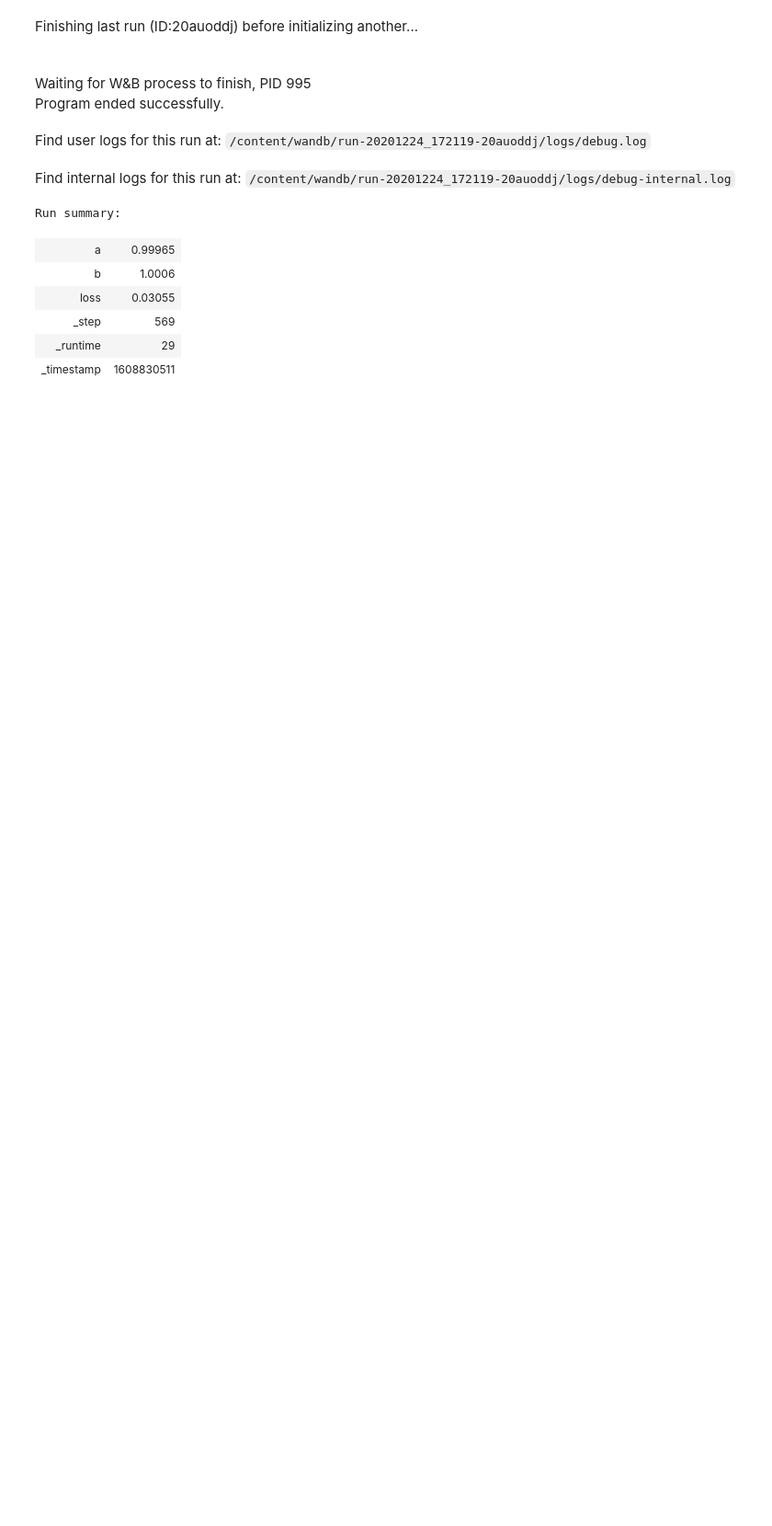
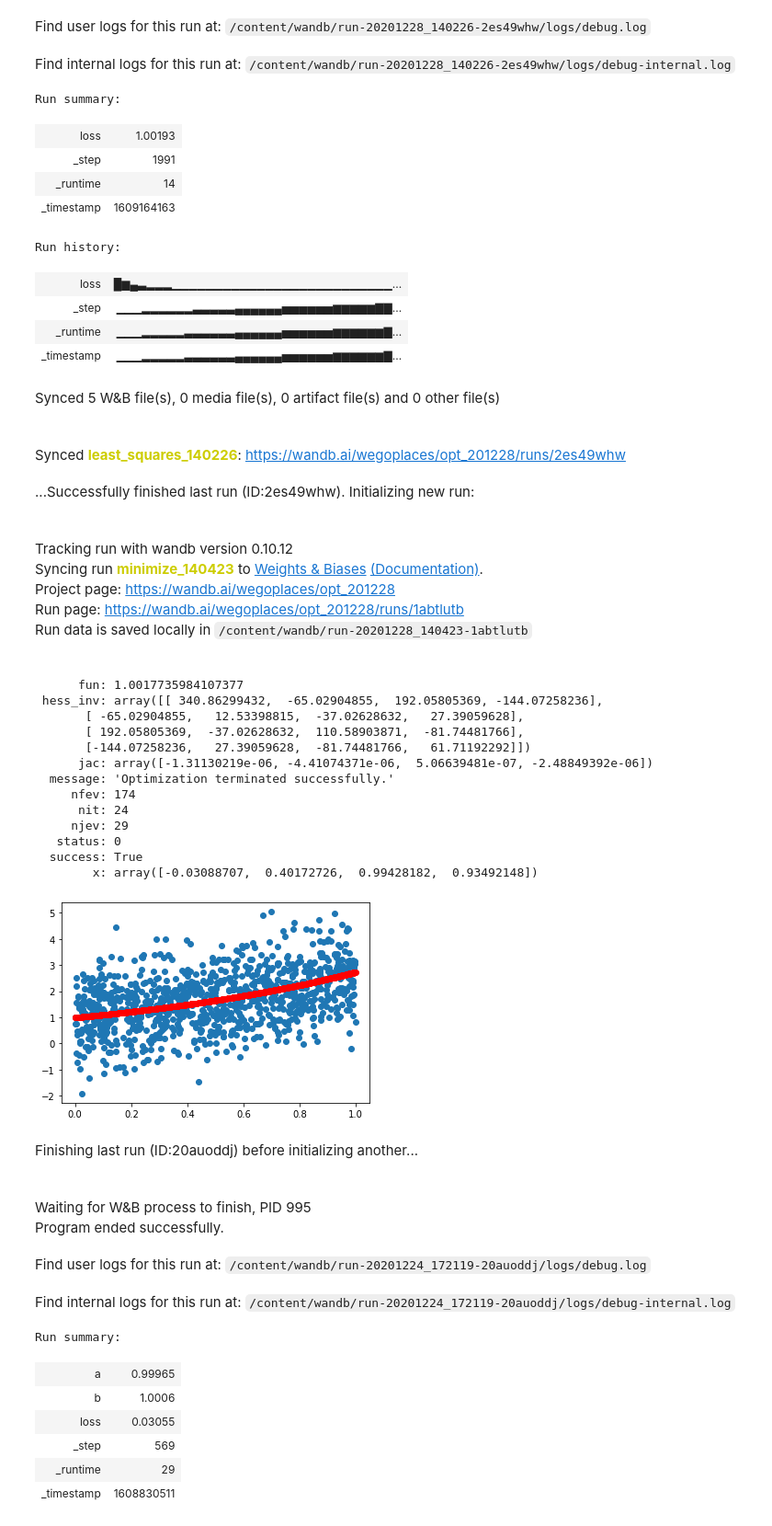
Before and after one commit to noallynoclan/colab, a Jupyter notebook: wandb_optimize.ipynb, the cells around one changed output. Shown at 92% size. Cells and saved outputs as stored; diff of their text form; code cells hidden in the pictures; blank space fills up the shorter version.

```diff
--- a/wandb_optimize.ipynb
+++ b/wandb_optimize.ipynb
@@ -14,5 +16,0 @@ True
-# %%
-df = pd.DataFrame({'x': np.linspace(0, 10, 2 ** 20)})
-df['y'] = np.log(df['x'] + 1) * np.random.normal(1, 0.1, size=len(df))
-df[::100].plot(x='x', y='y', kind='scatter')
-print(len(df))
@@ -45,0 +110,18 @@ def fit(x, y, opt_name, bounds):
+# %%
+def fit_minimize(x, y, x0):
+    wandb.init(
+        project='opt_{}'.format(datetime.now().strftime('%y%m%d')),
+        name='minimize_{}'.format(datetime.now().strftime('%H%M%S'))
+    )
+    def fun(pars):
+        y_pred = pred(x, pars)
+        loss = mse(y, y_pred)
+        wandb.log({'loss': loss})
+        return loss
+    res = opt.minimize(fun, x0)
+    print(res)
+    plot(x, y, pred(x, res.x))
+    return
+
+fit_minimize(df['x'], df['y'], X0)
+# %% [output]
@@ -46,3 +131,37 @@ def fit(x, y, opt_name, bounds):
+Find user logs for this run at: /content/wandb/run-20201228_140226-2es49whw/logs/debug.log
+Find internal logs for this run at: /content/wandb/run-20201228_140226-2es49whw/logs/debug-internal.log
+Run summary:
+| loss | 1.00193 |
+| _step | 1991 |
+| _runtime | 14 |
+| _timestamp | 1609164163 |
+Run history:
+| loss | █▆▄▃▂▂▂▁▁▁▁▁▁▁▁▁▁▁▁▁▁▁▁▁▁▁▁▁▁▁▁▁▁... |
+| _step | ▁▁▁▂▂▂▂▂▂▃▃▃▃▃▄▄▄▄▄▄▅▅▅▅▅▅▆▆▆▆▆▇▇... |
+| _runtime | ▁▁▁▂▂▂▂▂▃▃▃▃▃▃▄▄▄▄▄▄▅▅▅▅▅▅▆▆▆▆▆▆▇... |
+| _timestamp | ▁▁▁▂▂▂▂▂▃▃▃▃▃▃▄▄▄▄▄▄▅▅▅▅▅▅▆▆▆▆▆▆▇... |
+Synced 5 W&B file(s), 0 media file(s), 0 artifact file(s) and 0 other file(s)
+Synced least_squares_140226: https://wandb.ai/wegoplaces/opt_201228/runs/2es49whw
+...Successfully finished last run (ID:2es49whw). Initializing new run:
+Tracking run with wandb version 0.10.12
+Syncing run minimize_140423 to Weights & Biases (Documentation).
+Project page: https://wandb.ai/wegoplaces/opt_201228
+Run page: https://wandb.ai/wegoplaces/opt_201228/runs/1abtlutb
+Run data is saved locally in /content/wandb/run-20201228_140423-1abtlutb
+      fun: 1.0017735984107377
+ hess_inv: array([[ 340.86299432,  -65.02904855,  192.05805369, -144.07258236],
+       [ -65.02904855,   12.53398815,  -37.02628632,   27.39059628],
+       [ 192.05805369,  -37.02628632,  110.58903871,  -81.74481766],
+       [-144.07258236,   27.39059628,  -81.74481766,   61.71192292]])
+      jac: array([-1.31130219e-06, -4.41074371e-06,  5.06639481e-07, -2.48849392e-06])
+  message: 'Optimization terminated successfully.'
+     nfev: 174
+      nit: 24
+     njev: 29
+   status: 0
+  success: True
+        x: array([-0.03088707,  0.40172726,  0.99428182,  0.93492148])
+[figure, added]
 # %%
 pars = fit(df['x'], df['y'], 'dual_ann', bounds=[[0, 10], [0, 10]])
 print(pars)
```
Also changed, not shown: parts of 8 cells of this notebook.
